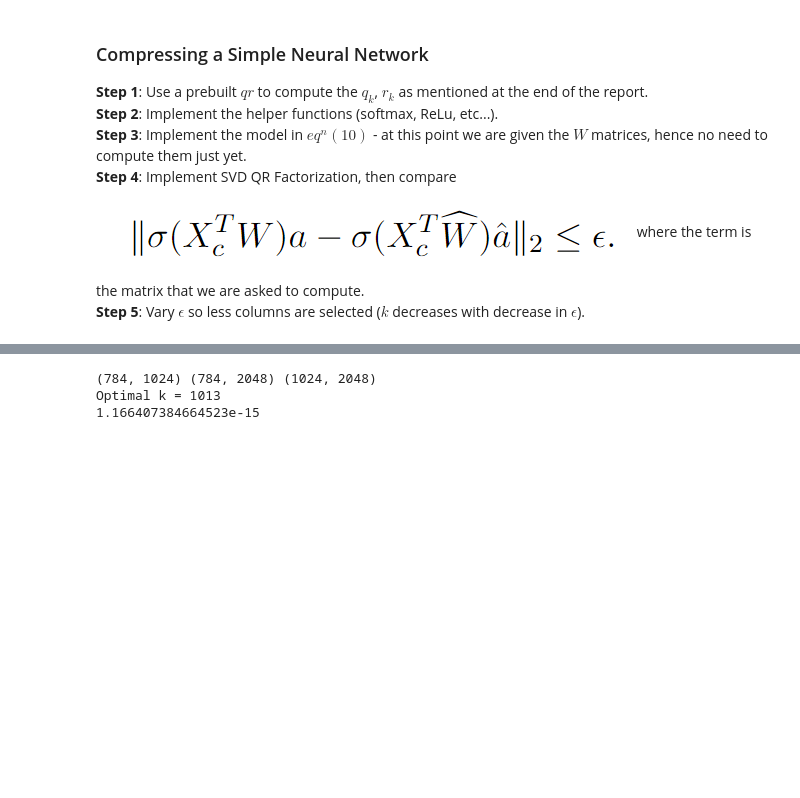
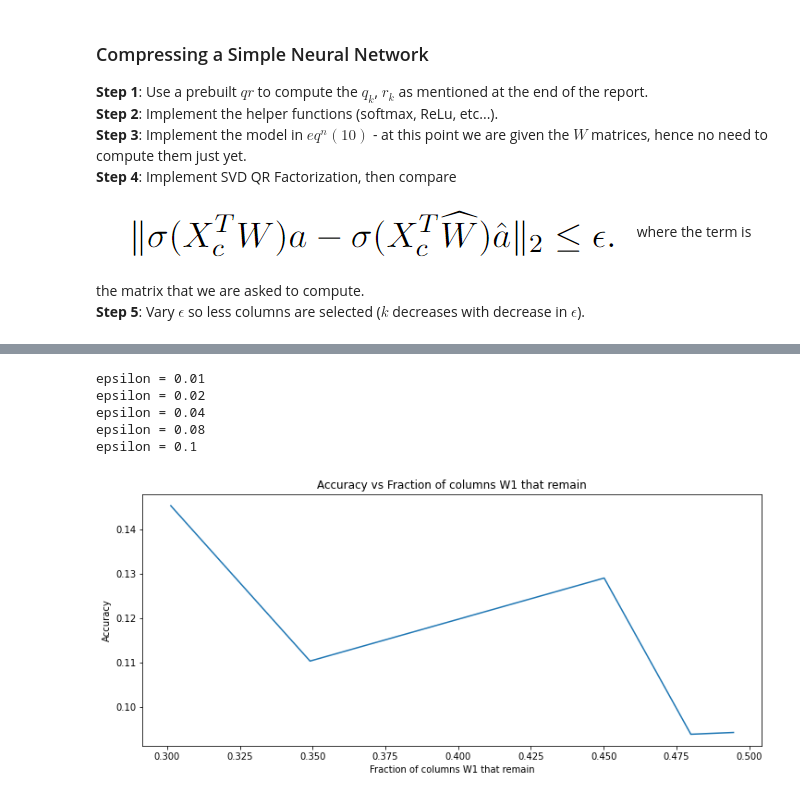
Before and after one commit to pratyush1712/Math-4260, a Jupyter notebook: project-01/Project 01.ipynb, the cells around one changed output, grey strips where cells are left out. Drawn from its saved outputs; the diff is of its cells as text; code cells hidden in the pictures; blank space fills up the shorter version.

```diff
--- a/project-01/Project 01.ipynb
+++ b/project-01/Project 01.ipynb
@@ -315,17 +314,21 @@ def layer(x, W):
     layer_output = relu(np.dot(x.T, W)).astype(np.float64)
     return layer_output
 
-def model(x, Ws):
+def model(x, Ws, compress_first_layer=False, T=None):
+    if compress_first_layer:
+        relut = relu(np.dot(x.T, Ws[0]))
+        x = relut.T @ T
+        Ws = Ws[1:]
     for W in Ws[:-1]:
         x = layer(x, W)
     x = softmax(np.dot(Ws[-1].T, x))
     return x
 
 
-def compute_accuracy(X_test, y_test, Ws):
+def compute_accuracy(X_test, y_test, Ws, compress_first_layer=False, T=None):
     y_preds = []
     for i, x in enumerate(X_test.T):
-        preds = model(x, Ws)
+        preds = model(x, Ws, compress_first_layer, T)
         y_pred = np.argmax(preds)
         y_preds.append(y_pred)
     y_preds = np.array(y_preds, dtype=np.float64)
@@ -345,5 +348,5 @@ for i in range(1, 8):
 Ws.append(np.loadtxt(f"data/WS.txt", delimiter=","))
 
 # Compute the accuracy of the model
-accuracy = compute_accuracy(XT, y, Ws)
-print(f"Accuracy: {accuracy:.2f}")
+# accuracy = compute_accuracy(XT, y, Ws)
+# print(f"Accuracy: {accuracy:.2f}")
@@ -374,55 +385,62 @@
 degrades significantly). Your results/discussion should include a plot of the accuracy vs the
 fraction of columns W (1) that remain
 """
 
-a_norm = np.linalg.norm(Ws[len(Ws)-1], ord=2)
-
-def compress_layer(X, W, epsilon, debug=False):
+def compress_layer(X, W, epsilon, debug=False, a_norm=None):
     A = layer(X, W)
 
-    print(X.shape, W.shape, A.shape)
     rank_k_approximation = low_rank_approximations(A, k_max=A.shape[0], epsilon=epsilon, return_optimal=True, optim=True, a_norm=a_norm)
 
     k = rank_k_approximation["k"]
     R_k = rank_k_approximation["R_k"]
     P_k = rank_k_approximation["P_k"]
-    print(approximation_error(A, rank_k_approximation["A_k"]))
 
     W_compressed = W[:, :k]
 
     R11_inv = np.linalg.inv(R_k[:k, :k])
     R11_inv_R12 = R11_inv @ R_k[:k, k:]
 
-    T = np.hstack((np.eye(k)[:, :k], R11_inv_R12)) @ P_k.T
+    T = np.hstack((np.eye(k), R11_inv_R12)) @ P_k.T
     layer_output = relu(np.dot(X.T, W[:, :k])) @ T
 
     return W_compressed, layer_output, T
 
 
-def plot_accuracy_vs_fraction(XC, XT, y, Ws, epsilon_values):
+def plot_accuracy_vs_fraction(XC, XT, y, Ws, epsilon):
+    print(f"epsilon = {epsilon}")
+    a_norm = np.linalg.norm(Ws[1], ord=2)
+    col_fraction = 0
+    initial_col_size = Ws[0].shape[1]
+    Ws_compressed = Ws[:]
+    W1_compressed, layer_output, T = compress_layer(XC, Ws[0], epsilon, a_norm=a_norm)
+    col_fraction = W1_compressed.shape[1] / initial_col_size
+    Ws_compressed[0] = W1_compressed # update W1
+
+    accuracy = compute_accuracy(XT, y, Ws_compressed, compress_first_layer=True, T=T)
+    return accuracy, col_fraction
+
+def plotty(epsilon_values):
     accuracies = []
-    columns = []
-    for epsilon in epsilon_values:
-        initial_col_size = Ws[0].shape[1]
-        Ws_compressed = Ws[:]
-        W1_compressed, layer_output, T = compress_layer(XC, Ws[0], epsilon)
-        columns.append(abs(W1_compressed.shape[1] - initial_col_size) / initial_col_size)
-        Ws_compressed[0] = W1_compressed # update W1
-        Ws_compressed[1] = T @ Ws_compressed[1] # update W2
-        # all other Ws remain the same
-        # call the model with the compressed Ws
-        accuracy = compute_accuracy(XT, y, Ws_compressed)
+    col_fractions = []
+    for i in range(len(epsilon_values)):
+        accuracy, col_fraction = plot_accuracy_vs_fraction(XC, XT, y, Ws, epsilon=epsilon_values[i])
         accuracies.append(accuracy)
-    plt.plot(columns, accuracies)
-    plt.title("Accuracy vs the fraction of columns W1 that remain")
+        col_fractions.append(col_fraction)
+
+    plt.figure(figsize=(12, 5))
+    plt.plot(col_fractions, accuracies)
+    plt.title("Accuracy vs Fraction of columns W1 that remain")
     plt.xlabel("Fraction of columns W1 that remain")
     plt.ylabel("Accuracy")
     plt.show()
 
-epsilon_values = np.linspace(0.01, 0.09, 5)
-plot_accuracy_vs_fraction(XC, XT, y, Ws, epsilon_values)
+epsilon_values = [0.01, 0.02, 0.04, 0.08, 0.1]
+plotty(epsilon_values)
 # %% [output]
-(784, 1024) (784, 2048) (1024, 2048)
-Optimal k = 1013
-1.166407384664523e-15
+epsilon = 0.01
+epsilon = 0.02
+epsilon = 0.04
+epsilon = 0.08
+epsilon = 0.1
+[figure, added]
 # %%
```
Also changed, not shown: parts of 3 cells of this notebook.
